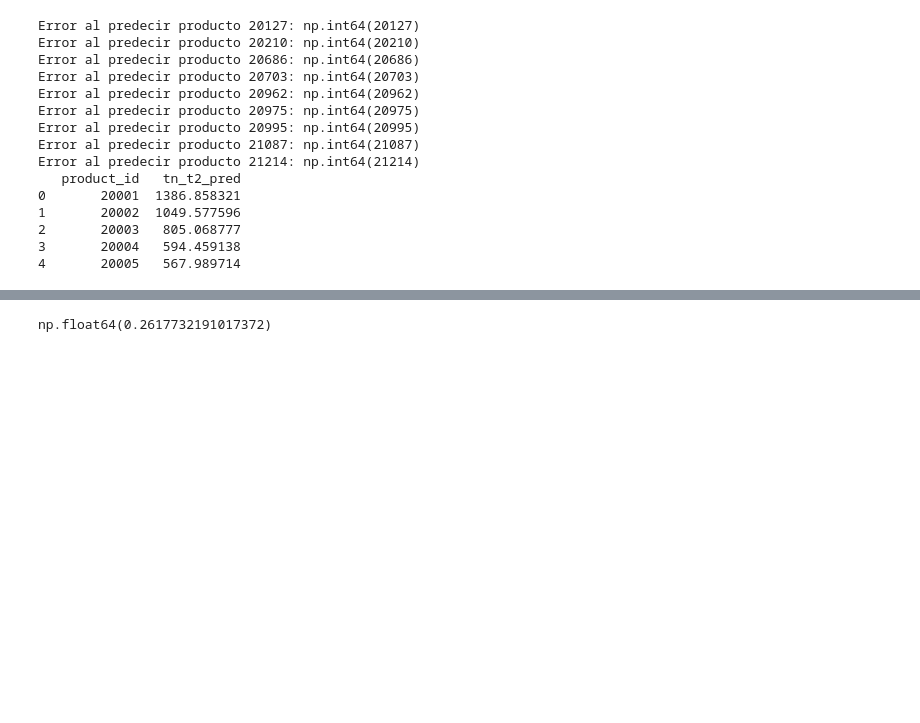
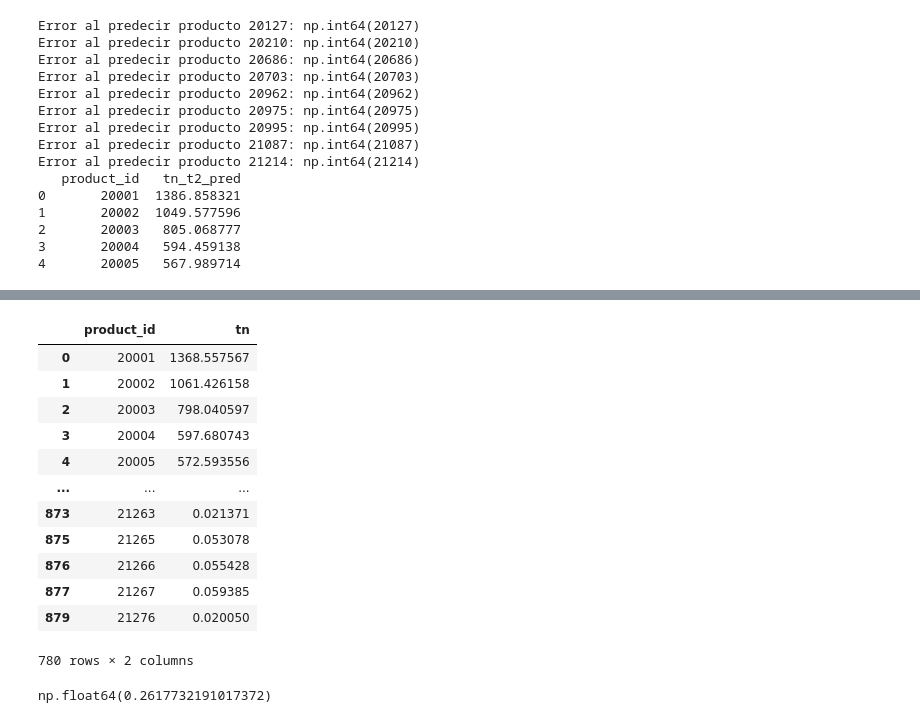
Before and after one commit to ivanjavierparra/Lab3-MCD, a Jupyter notebook: notebooks/entregable/model_lstm.ipynb, the cells around one changed output, grey strips where cells are left out. Cells and saved outputs as stored; diff of their text form; code cells hidden in the pictures; blank space fills up the shorter version.

```diff
--- a/notebooks/entregable/model_lstm.ipynb
+++ b/notebooks/entregable/model_lstm.ipynb
@@ -467,0 +462,6 @@ df_final
+# %%
+df_final_copy = df_final.copy()
+df_final_copy = df_final_copy[['product_id', 'tn_t2_pred']].rename(columns={'tn_t2_pred': 'tn'})
+# %%
+productos = pd.read_csv("../../data/raw/product_id_apredecir201912.csv", sep=',', encoding='utf-8')
+productos
@@ -467,0 +482,17 @@ df_final
+# %%
+df_final_copy = df_final_copy[df_final_copy["product_id"].isin(productos["product_id"].unique())].copy()
+df_final_copy
+# %% [output]
+|  | product_id | tn |
+| 0 | 20001 | 1368.557567 |
+| 1 | 20002 | 1061.426158 |
+| 2 | 20003 | 798.040597 |
+| 3 | 20004 | 597.680743 |
+| 4 | 20005 | 572.593556 |
+| ... | ... | ... |
+| 873 | 21263 | 0.021371 |
+| 875 | 21265 | 0.053078 |
+| 876 | 21266 | 0.055428 |
+| 877 | 21267 | 0.059385 |
+| 879 | 21276 | 0.020050 |
+780 rows × 2 columns
```
Also changed, not shown: parts of 13 cells of this notebook, 6 other files.
